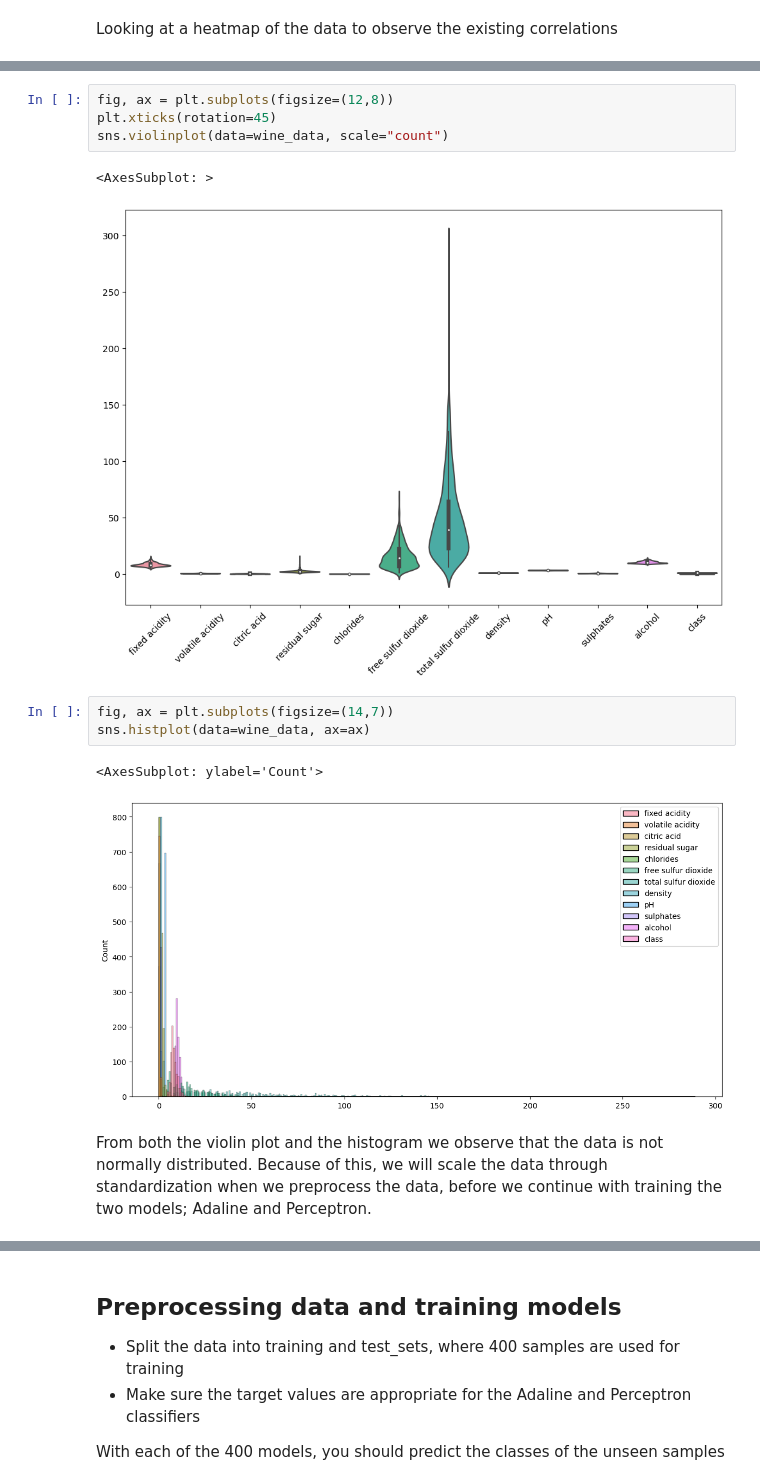
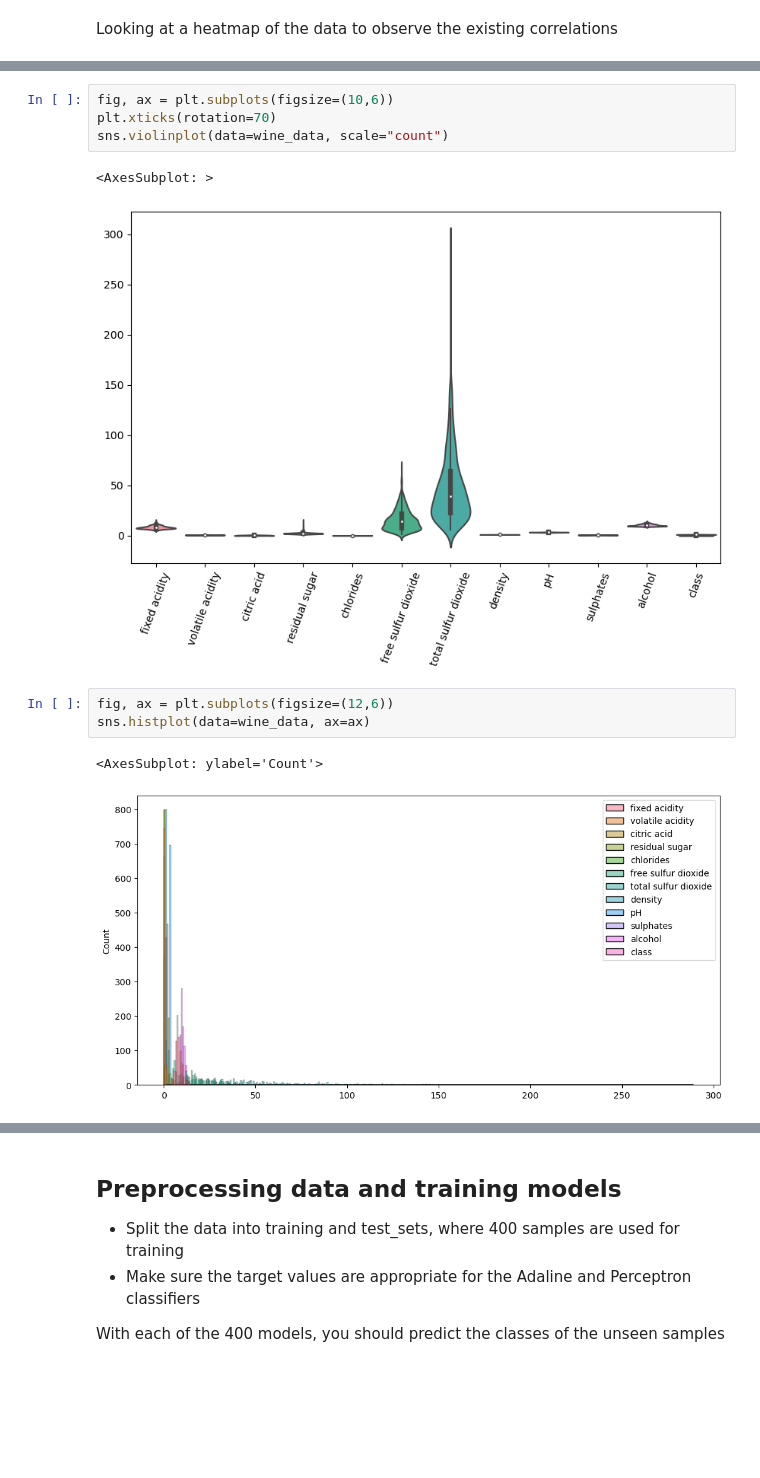
Before and after one commit to tomaloki/DAT200_CA, a Jupyter notebook: CA2/CA02_final.ipynb, the cells around one changed output, grey strips where cells are left out. Drawn from its saved outputs; the diff is of its cells as text; blank space fills up the shorter version.

```diff
--- a/CA2/CA02_final.ipynb
+++ b/CA2/CA02_final.ipynb
@@ -83,15 +80,13 @@ sns.heatmap(wine_data.corr(), annot=True, linewidth=.3, cmap=sns.cubehelix_palet
 # %%
-fig, ax = plt.subplots(figsize=(12,8))
-plt.xticks(rotation=45)
+fig, ax = plt.subplots(figsize=(10,6))
+plt.xticks(rotation=70)
 sns.violinplot(data=wine_data, scale="count")
 # %% [output]
 <AxesSubplot: >
-[figure, old version]
+[figure, new version]
 # %%
-fig, ax = plt.subplots(figsize=(14,7))
+fig, ax = plt.subplots(figsize=(12,6))
 sns.histplot(data=wine_data, ax=ax)
 # %% [output]
 <AxesSubplot: ylabel='Count'>
-[figure, old version]
+[figure, new version]
-# %% [markdown]
-From both the violin plot and the histogram we observe that the data is not normally distributed. Because of this, we will scale the data through standardization when we preprocess the data, before we continue with training the two models; Adaline and Perceptron.
```
Also changed, not shown: parts of 15 cells of this notebook.
